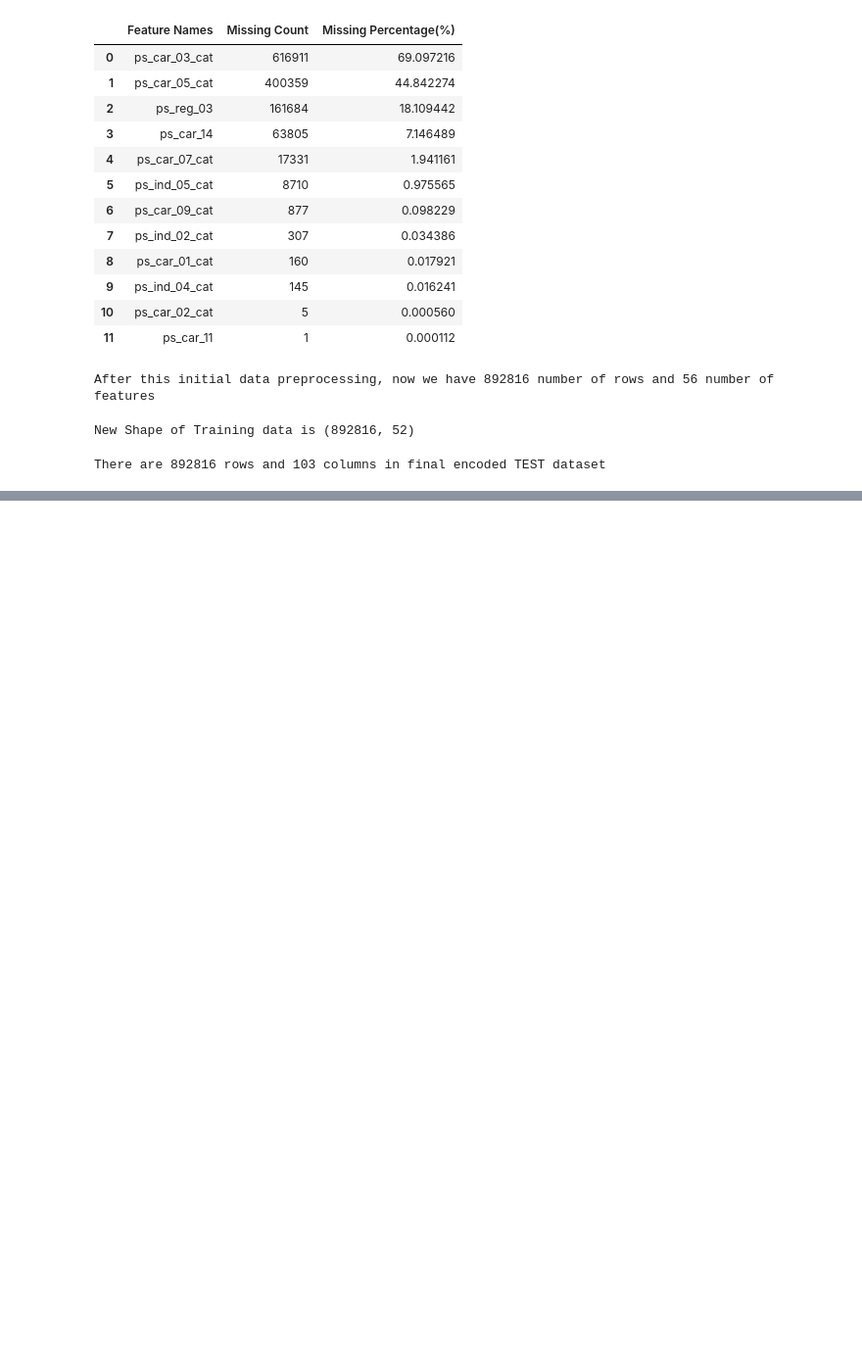
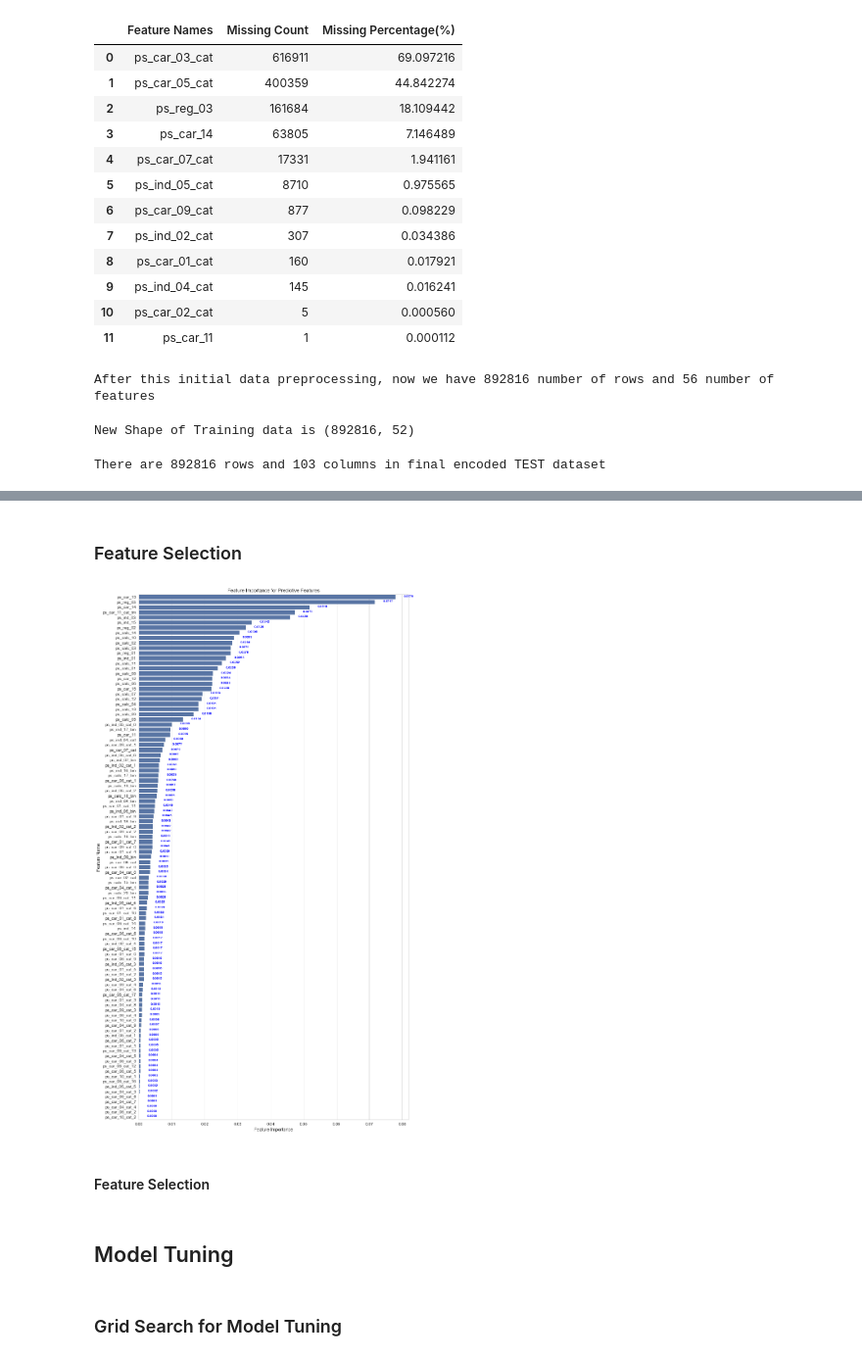
Before and after one commit to ranjittilekar/Safe-Driver-Prediction, a Jupyter notebook: Safe_Driver_Prediction.ipynb, the cells around one changed output, grey strips where cells are left out. Shown at 98% size. Saved outputs shown, nothing was run; the diff lists cells and outputs as text; code cells hidden in the pictures; blank space fills up the shorter version.

Commit message:
Intermediate tuned model

```diff
--- a/Safe_Driver_Prediction.ipynb
+++ b/Safe_Driver_Prediction.ipynb
@@ -937,0 +782,4 @@ There are 892816 rows and 103 columns in final encoded TEST dataset
+# %%
+clf_fit = clf.fit(X_train,y_train,
+                      eval_metric=gini_xgb
+                      verbose=False)
@@ -937,0 +824,34 @@ There are 892816 rows and 103 columns in final encoded TEST dataset
+# %% [markdown]
+### Feature Selection
+# %%
+# TODO: Extract the feature importances
+importances = clf_fit.feature_importances_
+
+feats = {} # a dict to hold feature_name: feature_importance
+for feature, importance in zip(train_features_encoded.columns, clf_fit.feature_importances_):
+    feats[feature] = importance #add the name/value pair
+
+importances = pd.DataFrame.from_dict(feats, orient='index').rename(columns={0: 'feature_importance'})
+importances.sort_values(by='feature_importance',ascending=False,inplace=True)
+importances.index.name = 'Feature_name'
+importances.reset_index(inplace=True)
+# %%
+ax = plt.subplots(figsize=(12, 24))
+sns.set_style("whitegrid")
+ax = sns.barplot(x="feature_importance",y="Feature_name",data=importances, color='b')
+ax.set_xlabel('Feature Importance')
+ax.set_ylabel('Feature Name')
+ax.set_title('Feature Importance for Predictive Features')
+
+x = list(importances['feature_importance'])
+myFormattedList = [ '%.4f' % elem for elem in x ]
+reacts = ax.patches
+
+for re,label in zip(reacts,myFormattedList):
+    width = re.get_width()
+    ax.text(width+0.004,re.get_y(),str(label),ha="center", va="top",fontsize = 8,fontweight='bold',color = 'blue')
+plt.show()
+
+plt.close()
+# %% [output]
+[figure, added]
@@ -937,0 +860,2 @@ There are 892816 rows and 103 columns in final encoded TEST dataset
+# %% [markdown]
+#### Feature Selection
@@ -937,0 +866,4 @@ There are 892816 rows and 103 columns in final encoded TEST dataset
+# %% [markdown]
+## Model Tuning
+# %% [markdown]
+### Grid Search for Model Tuning
```
Also changed, not shown: parts of 58 cells of this notebook.
